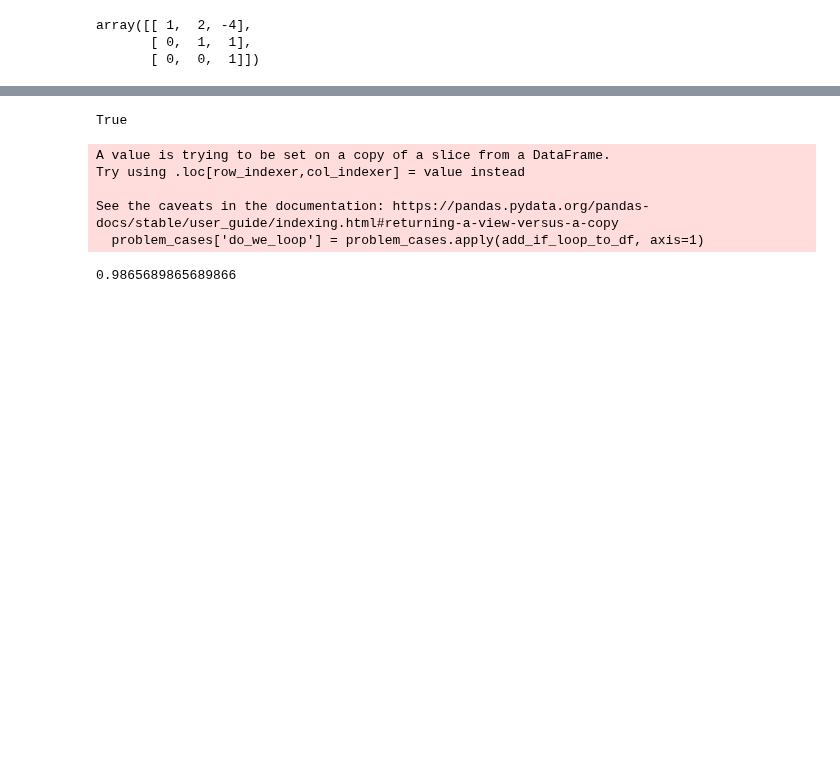
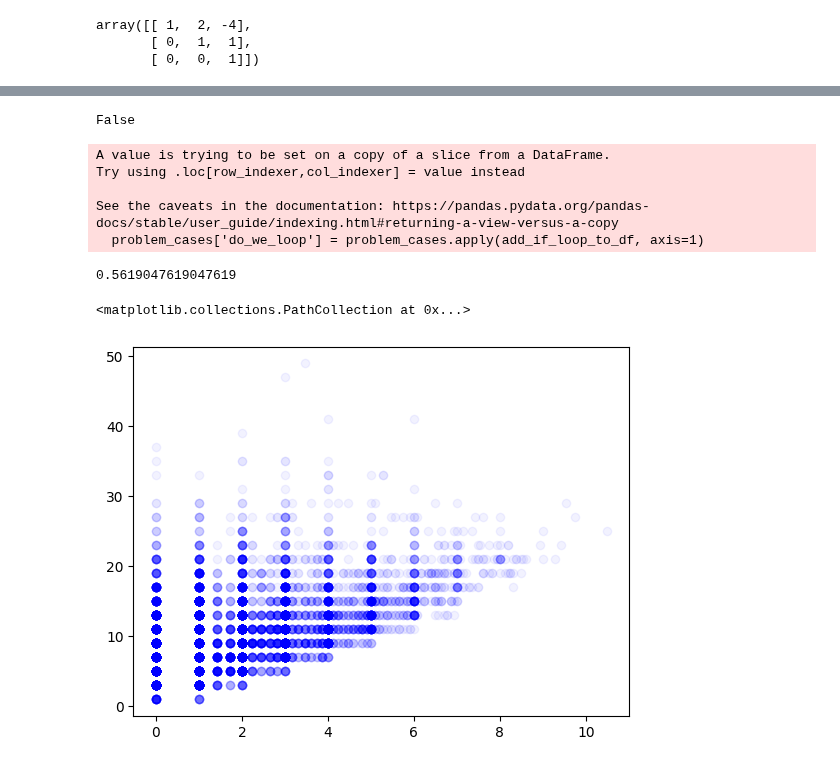
Before and after one commit to MXM-MachineLearning/MXM_AI_Ellenberg, a Jupyter notebook: heisenberg_group/Donald/Q_learning_to_origin.ipynb, the cells around one changed output, grey strips where cells are left out. Saved outputs shown, nothing was run; the diff lists cells and outputs as text; code cells hidden in the pictures; blank space fills up the shorter version.

```diff
--- a/heisenberg_group/Donald/Q_learning_to_origin.ipynb
+++ b/heisenberg_group/Donald/Q_learning_to_origin.ipynb
@@ -125,7 +127,7 @@ def get_next_step(oldObs, action):
 # adapted from CS 540 Spring 2023 HW 10
 EPISODES = 300000
 LEARNING_RATE = .9
-DISCOUNT_FACTOR = .8
+DISCOUNT_FACTOR = .99
 EPSILON = 1
 EPSILON_DECAY = .9999
 
@@ -133,10 +135,6 @@ random.seed(1)
 
 # starts with an estimate of zero reward for each state.
 # adapted from ChatGPT
-# the outer dictionary has keys of the string version of the given array, and
-# values of a dictionary for each of the actions that we could take at that state
-# Q_table = defaultdict(lambda: [0, 0, 0, 0])
-# Q_table = CustomDefaultDict(default_value_for_key)
 Q_table = defaultdict(lambda: 0)
 
 episode_reward_record = deque(maxlen=100)
@@ -430,7 +428,7 @@ def do_we_loop(seen, matrix):
 seen = set()
 do_we_loop(seen, test_mat)
 # %% [output]
-True
+False
 # %%
 def add_if_loop_to_df(row):
     test_mat = np.array([[1, row['val1'], row['val2']], [0, 1, row['val3']], [0, 0, 1]])
@@ -447,4 +445,17 @@ See the caveats in the documentation: https://pandas.pydata.org/pandas-docs/stab
 sum(problem_cases['do_we_loop'])/problem_cases.shape[0]
 # we almost always loop within 20 moves
 # %% [output]
-0.9865689865689866
+0.5619047619047619
+# %%
+def min_a_b_sqrt_c(row):
+    return min(abs(row['val1']),
+    abs(row['val3']),
+    math.sqrt(abs(row['val2'])))
+
+test_df['min_a_b_sqrt_c'] = test_df.apply(min_a_b_sqrt_c, axis=1)
+# %%
+non_problems = test_df[test_df['num_moves_Q_learning_needs']!=100]
+plt.scatter(non_problems['min_a_b_sqrt_c'], non_problems['num_moves_Q_learning_needs'], c="blue", alpha=0.05)
+# %% [output]
+<matplotlib.collections.PathCollection at 0x...>
+[figure, added]
```
Also changed, not shown: parts of 18 cells of this notebook, 5 other files.
